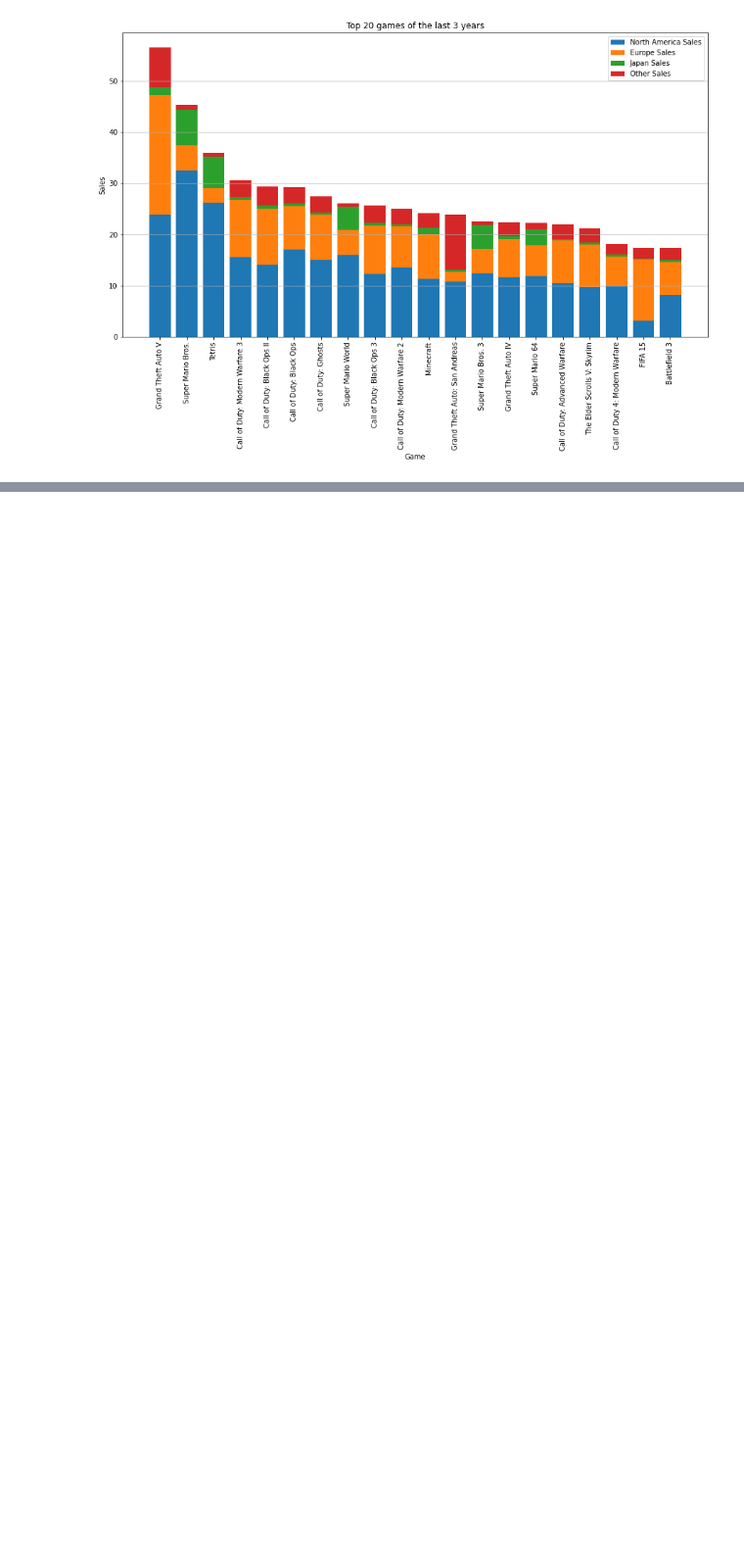
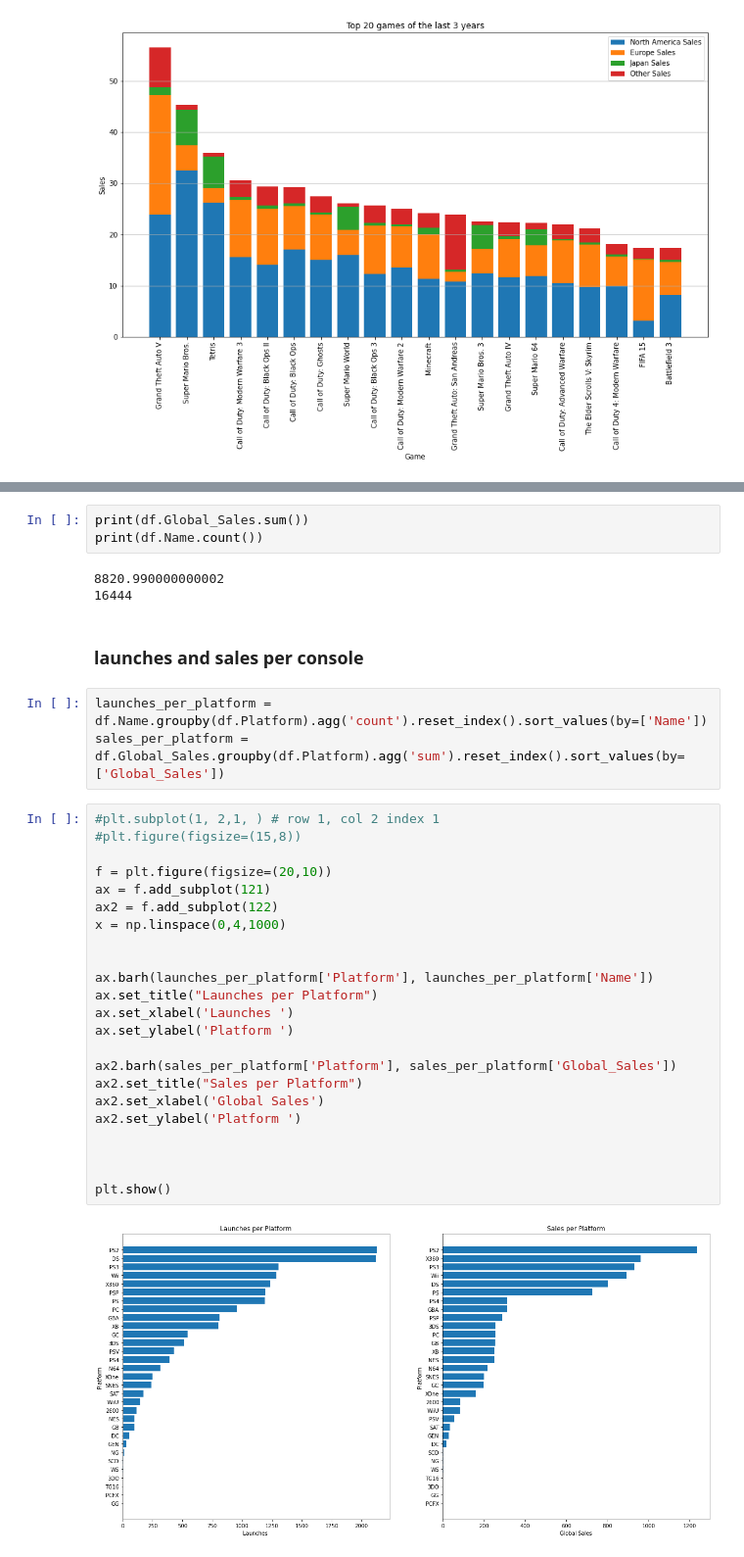
Before and after one commit to migueldf/data-storytelling, a Jupyter notebook: main.ipynb, the cells around one changed output, grey strips where cells are left out. Shown: that part at 98% size. Saved outputs shown, nothing was run; the diff lists cells and outputs as text; blank space fills up the shorter version.

```diff
--- a/main.ipynb
+++ b/main.ipynb
@@ -165,0 +143,36 @@ sns.scatterplot(launches_by_platform['Name'],sales_by_platform['Global_Sales'],
+# %%
+print(df.Global_Sales.sum())
+print(df.Name.count())
+# %% [output]
+8820.990000000002
+16444
+# %% [markdown]
+### launches and sales per console
+# %%
+launches_per_platform = df.Name.groupby(df.Platform).agg('count').reset_index().sort_values(by=['Name'])
+sales_per_platform = df.Global_Sales.groupby(df.Platform).agg('sum').reset_index().sort_values(by=['Global_Sales'])
+# %%
+#plt.subplot(1, 2,1, ) # row 1, col 2 index 1
+#plt.figure(figsize=(15,8))
+
+f = plt.figure(figsize=(20,10))
+ax = f.add_subplot(121)
+ax2 = f.add_subplot(122)
+x = np.linspace(0,4,1000)
+
+
+ax.barh(launches_per_platform['Platform'], launches_per_platform['Name'])
+ax.set_title("Launches per Platform")
+ax.set_xlabel('Launches ')
+ax.set_ylabel('Platform ')
+
+ax2.barh(sales_per_platform['Platform'], sales_per_platform['Global_Sales'])
+ax2.set_title("Sales per Platform")
+ax2.set_xlabel('Global Sales')
+ax2.set_ylabel('Platform ')
+
+
+
+plt.show()
+# %% [output]
+[figure, added]
```
Also changed, not shown: parts of 17 cells of this notebook.
